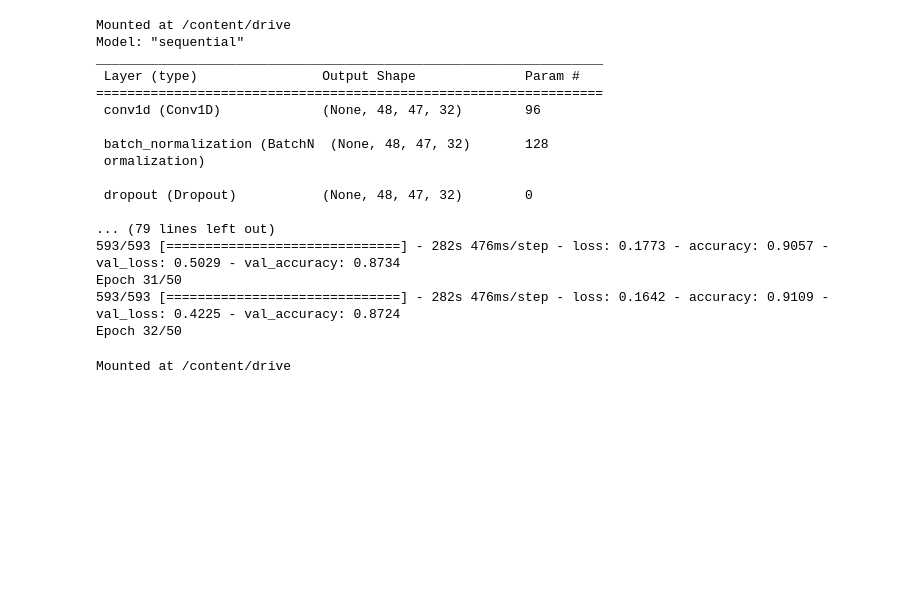
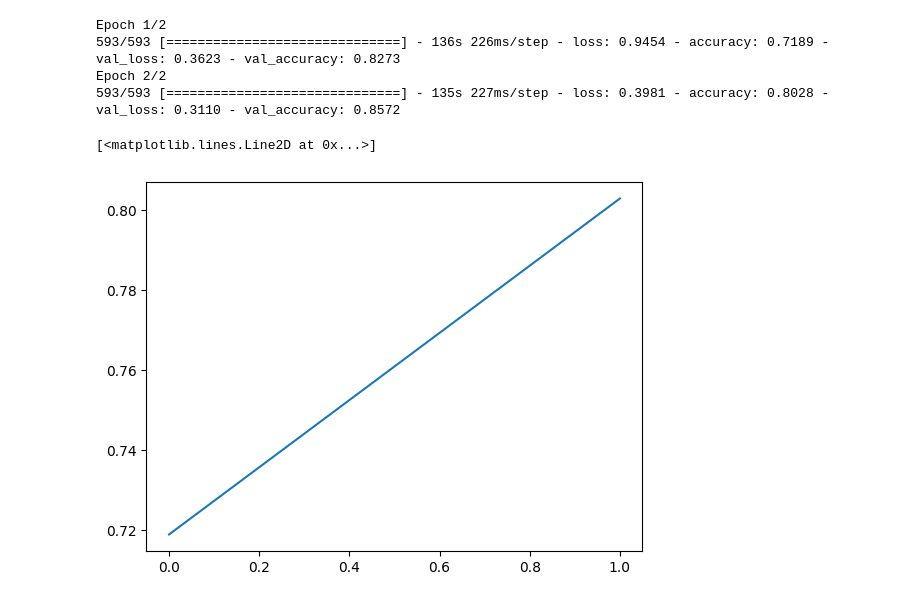
Before and after one commit to moriwam01/Classification-using-CNN, a Jupyter notebook: Age_Gender_Classify.ipynb, the cells around one changed output. Cells and saved outputs as stored; diff of their text form; code cells hidden in the pictures; blank space fills up the shorter version.

Commit message:
Plotting done, epoches done, 86 accuracy

```diff
--- a/Age_Gender_Classify.ipynb
+++ b/Age_Gender_Classify.ipynb
@@ -39,35 +55,19 @@ model.summary()
 # %%
 # Compile the model
 model.compile(optimizer='adam', loss='binary_crossentropy', metrics=['accuracy'])
 
 # Fitting the model
-history = model.fit(X_train, y_train, epochs=5, batch_size=32, validation_data=(X_test, y_test))
+history = model.fit(X_train, y_train, epochs=2, batch_size=32, validation_data=(X_test, y_test))
 
 # Plotting the accuracy and loss curves
 plt.plot(history.history['accuracy'], label='train_accuracy')
 # %% [output]
-Mounted at /content/drive
-Model: "sequential"
-_________________________________________________________________
- Layer (type)                Output Shape              Param #
-=================================================================
- conv1d (Conv1D)             (None, 48, 47, 32)        96
-
- batch_normalization (BatchN  (None, 48, 47, 32)       128
- ormalization)
-
- dropout (Dropout)           (None, 48, 47, 32)        0
-
-... (79 lines left out)
-593/593 [==============================] - 282s 476ms/step - loss: 0.1773 - accuracy: 0.9057 - val_loss: 0.5029 - val_accuracy: 0.8734
-Epoch 31/50
-593/593 [==============================] - 282s 476ms/step - loss: 0.1642 - accuracy: 0.9109 - val_loss: 0.4225 - val_accuracy: 0.8724
-Epoch 32/50
+Epoch 1/2
+593/593 [==============================] - 136s 226ms/step - loss: 0.9454 - accuracy: 0.7189 - val_loss: 0.3623 - val_accuracy: 0.8273
+Epoch 2/2
+593/593 [==============================] - 135s 227ms/step - loss: 0.3981 - accuracy: 0.8028 - val_loss: 0.3110 - val_accuracy: 0.8572
+[<matplotlib.lines.Line2D at 0x...>]
+[figure, added]
-# %%
-from google.colab import drive
-drive.mount('/content/drive')
-# %% [output]
-Mounted at /content/drive
 # %%
 plt.figure(figsize = (25, 5))
 sns.countplot(x='age', data = df)
```
Also changed, not shown: parts of 4 cells of this notebook.
